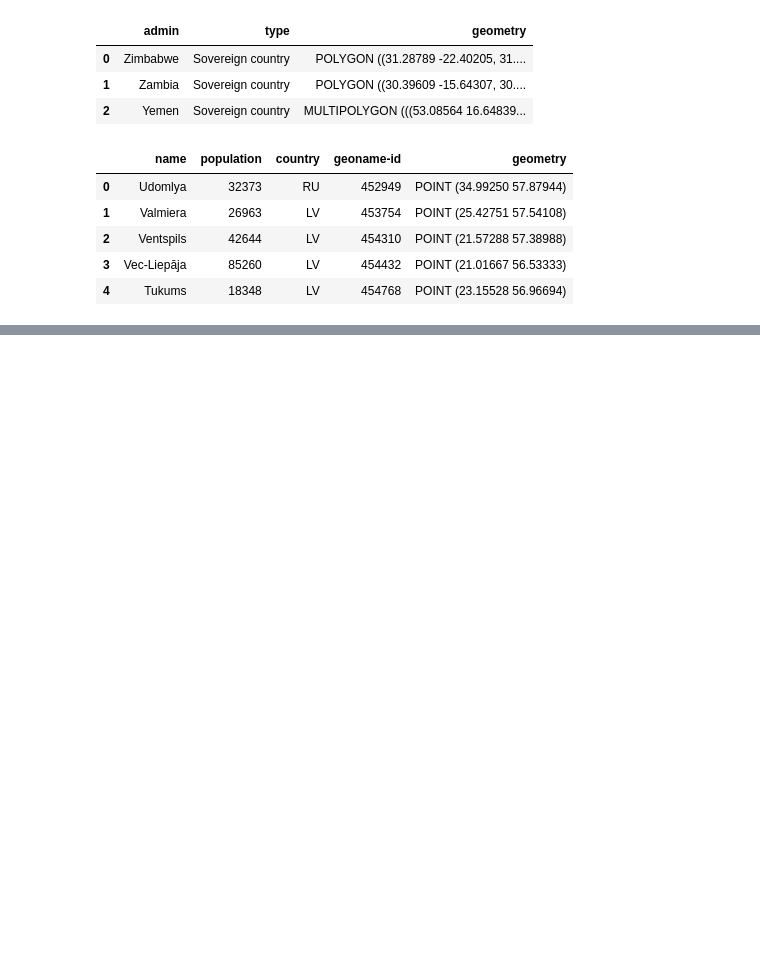
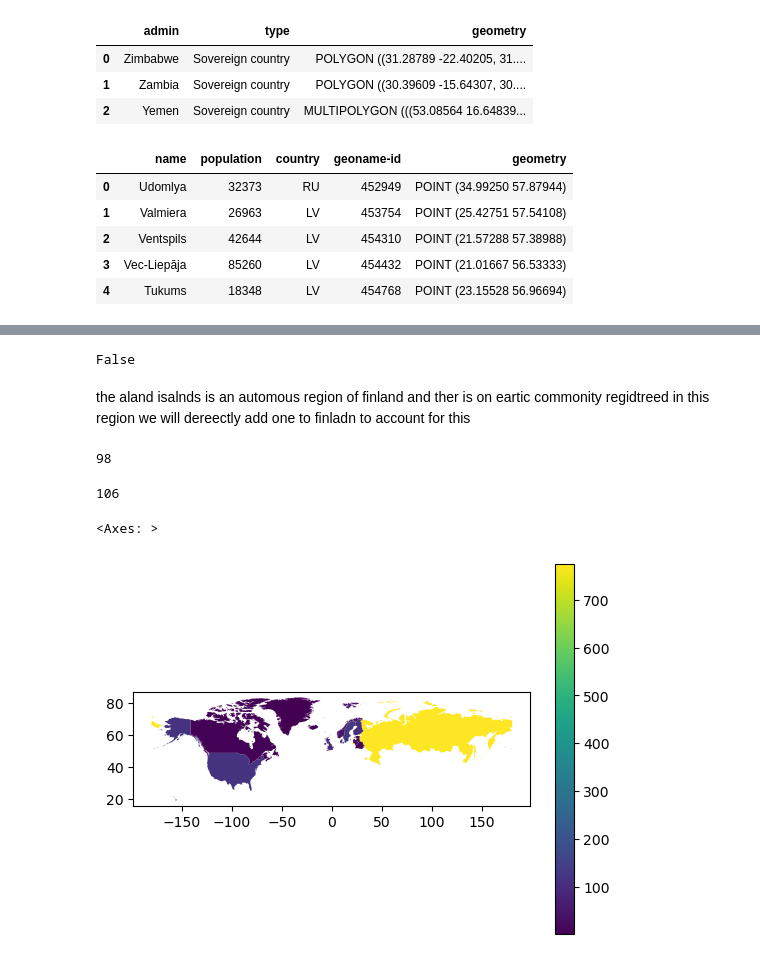
Before and after one commit to austinmartinez12/eds220-2025-in-class, a Jupyter notebook: week6/week6-reprojecting.ipynb, the cells around one changed output, grey strips where cells are left out. Drawn from its saved outputs; the diff is of its cells as text; code cells hidden in the pictures; blank space fills up the shorter version.

```diff
--- a/week6/week6-reprojecting.ipynb
+++ b/week6/week6-reprojecting.ipynb
@@ -41,0 +180,6 @@ country_names.head()
+# %%
+n_comms = pd.merge(n_comms,
+                   country_names,
+                   how='left',
+                   on='country')
+n_comms
@@ -41,0 +211,7 @@ country_names.head()
+# %%
+
+artic_countries = pd.merge(countries,
+                   n_comms,
+                   how='inner',
+                   on='admin')
+artic_countries
@@ -41,0 +257,4 @@ country_names.head()
+# %%
+# Update index
+artic_countries = artic_countries.set_index("admin")
+artic_countries.head()
@@ -41,0 +269,23 @@ country_names.head()
+# %%
+#check aland islands is nowhwere in df
+'Aland Islands' in artic_countries.values
+# %% [output]
+False
+# %% [markdown]
+the aland isalnds is an automous region of finland and ther is on eartic commonity regidtreed in this region we will dereectly add one to finladn to account for this
+# %%
+artic_countries.at["Finland", 'n_communities']
+# %% [output]
+98
+# %%
+artic_countries.at["Finland", 'n_communities'] += 1
+# %%
+artic_countries.at["Finland", 'n_communities']
+# %% [output]
+106
+# %%
+artic_countries.plot(column='n_communities',
+                      legend=True)
+# %% [output]
+<Axes: >
+[figure, added]
```
Also changed, not shown: parts of 27 cells of this notebook, 1 other file.
